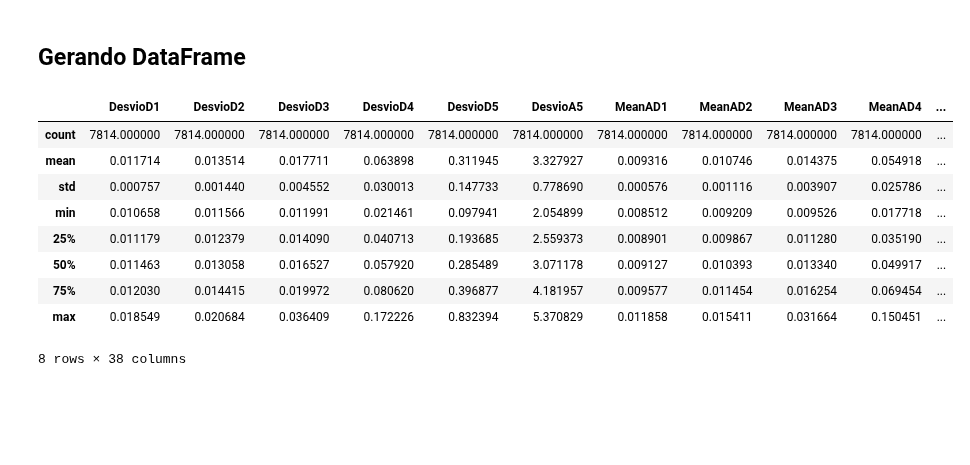
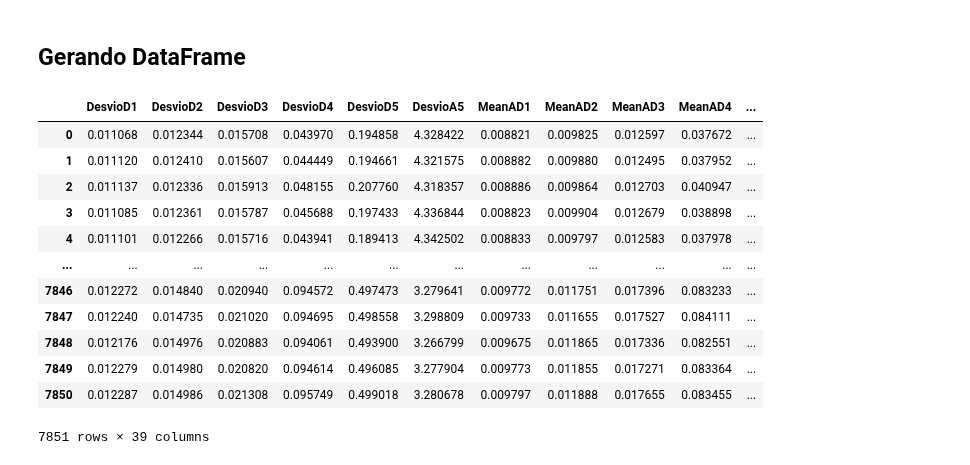
Before and after one commit to newtmagalhaes/Machine-Learning, a Jupyter notebook: ML/f01-chain/jupyter.ipynb, the cells around one changed output. Saved outputs shown, nothing was run; the diff lists cells and outputs as text; code cells hidden in the pictures; blank space fills up the shorter version.

Commit message:
Adicionando formatação dos dados e as 30 rodadas com KNN

```diff
--- a/ML/f01-chain/jupyter.ipynb
+++ b/ML/f01-chain/jupyter.ipynb
@@ -25,25 +25,37 @@ from sklearn.metrics import classification_report, confusion_matrix, plot_confus
 
 ## Carregando dados e rótulos
 # %%
+def remove_nan(row):
+    for i in range(len(row)):
+        if np.isnan(row[i]):
+            row[i] = 0
+    return row
+
 # Carregando data
-chain_raw = np.append(
+# chain_raw = [remove_nan(element) for element in np.load('corrente1.npy')]
+
+'''Carregando os 3 arquivos'''
+ndarray = np.append(
     arr=np.load("corrente1.npy"),
     values=np.append(np.load("corrente2.npy"), np.load("corrente3.npy"), 0),
     axis=0)
 
+chain_raw = [remove_nan(element) for element in ndarray]
+
 # Carregando Rótulos
 chain_labels = ['DesvioD1','DesvioD2','DesvioD3','DesvioD4','DesvioD5','DesvioA5',
-                    'MeanAD1','MeanAD2','MeanAD3','MeanAD4','MeanAD5','MeanADA5',
-                    'MedianAD1','MedianAD2','MedianAD3','MedianAD4','MedianAD5','MedianADA5',
-                    'KurtosisD1','KurtosisD2','KurtosisD3','KurtosisD4','KurtosisD5','KurtosisA5',
-                    'SkewnessD1','SkewnessD2','SkewnessD3','SkewnessD4','SkewnessD5','SkewnessA5',
-                    'EnergiaD1','EnergiaD2','EnergiaD3','EnergiaD4','EnergiaD5','EnergiaA5',
-                    'frequencia','classe','carga']
+                'MeanAD1','MeanAD2','MeanAD3','MeanAD4','MeanAD5','MeanADA5',
+                'MedianAD1','MedianAD2','MedianAD3','MedianAD4','MedianAD5','MedianADA5',
+                'KurtosisD1','KurtosisD2','KurtosisD3','KurtosisD4','KurtosisD5','KurtosisA5',
+                'SkewnessD1','SkewnessD2','SkewnessD3','SkewnessD4','SkewnessD5','SkewnessA5',
+                'EnergiaD1','EnergiaD2','EnergiaD3','EnergiaD4','EnergiaD5','EnergiaA5',
+                'frequencia','carga']
+
 
 chain_ds = {
-    # Removendo coluna de 'classe' dos dados
-    "data":[np.append(data[:37], data[38]) for data in chain_raw],
-    "feature_names":[label for label in chain_labels if label != "classe"],
+    # Removendo coluna de 'classe' (posição 37) dos dados
+    "data":[np.append(element[:37], element[38]) for element in chain_raw],
+    "feature_names":chain_labels,
     "target":[classe[37] for classe in chain_raw],
     "target_names":["Normal", "HI-1", "HI-2", "HI-3", "LI-1", "LI-2", "LI-3"]
 }
@@ -51,15 +63,19 @@ chain_ds = {
 ## Gerando DataFrame
 # %%
 chainDF = pd.DataFrame(data=chain_ds["data"], columns=chain_ds["feature_names"])
-chainDF.describe()
+chainDF['classe'] = chain_ds['target']
+chainDF
 # %% [output]
 |  | DesvioD1 | DesvioD2 | DesvioD3 | DesvioD4 | DesvioD5 | DesvioA5 | MeanAD1 | MeanAD2 | MeanAD3 | MeanAD4 | ... |
-| count | 7814.000000 | 7814.000000 | 7814.000000 | 7814.000000 | 7814.000000 | 7814.000000 | 7814.000000 | 7814.000000 | 7814.000000 | 7814.000000 | ... |
-| mean | 0.011714 | 0.013514 | 0.017711 | 0.063898 | 0.311945 | 3.327927 | 0.009316 | 0.010746 | 0.014375 | 0.054918 | ... |
-| std | 0.000757 | 0.001440 | 0.004552 | 0.030013 | 0.147733 | 0.778690 | 0.000576 | 0.001116 | 0.003907 | 0.025786 | ... |
-| min | 0.010658 | 0.011566 | 0.011991 | 0.021461 | 0.097941 | 2.054899 | 0.008512 | 0.009209 | 0.009526 | 0.017718 | ... |
-| 25% | 0.011179 | 0.012379 | 0.014090 | 0.040713 | 0.193685 | 2.559373 | 0.008901 | 0.009867 | 0.011280 | 0.035190 | ... |
-| 50% | 0.011463 | 0.013058 | 0.016527 | 0.057920 | 0.285489 | 3.071178 | 0.009127 | 0.010393 | 0.013340 | 0.049917 | ... |
-| 75% | 0.012030 | 0.014415 | 0.019972 | 0.080620 | 0.396877 | 4.181957 | 0.009577 | 0.011454 | 0.016254 | 0.069454 | ... |
-| max | 0.018549 | 0.020684 | 0.036409 | 0.172226 | 0.832394 | 5.370829 | 0.011858 | 0.015411 | 0.031664 | 0.150451 | ... |
+| 0 | 0.011068 | 0.012344 | 0.015708 | 0.043970 | 0.194858 | 4.328422 | 0.008821 | 0.009825 | 0.012597 | 0.037672 | ... |
+| 1 | 0.011120 | 0.012410 | 0.015607 | 0.044449 | 0.194661 | 4.321575 | 0.008882 | 0.009880 | 0.012495 | 0.037952 | ... |
+| 2 | 0.011137 | 0.012336 | 0.015913 | 0.048155 | 0.207760 | 4.318357 | 0.008886 | 0.009864 | 0.012703 | 0.040947 | ... |
+| 3 | 0.011085 | 0.012361 | 0.015787 | 0.045688 | 0.197433 | 4.336844 | 0.008823 | 0.009904 | 0.012679 | 0.038898 | ... |
+| 4 | 0.011101 | 0.012266 | 0.015716 | 0.043941 | 0.189413 | 4.342502 | 0.008833 | 0.009797 | 0.012583 | 0.037978 | ... |
+| ... | ... | ... | ... | ... | ... | ... | ... | ... | ... | ... | ... |
+| 7846 | 0.012272 | 0.014840 | 0.020940 | 0.094572 | 0.497473 | 3.279641 | 0.009772 | 0.011751 | 0.017396 | 0.083233 | ... |
+| 7847 | 0.012240 | 0.014735 | 0.021020 | 0.094695 | 0.498558 | 3.298809 | 0.009733 | 0.011655 | 0.017527 | 0.084111 | ... |
+| 7848 | 0.012176 | 0.014976 | 0.020883 | 0.094061 | 0.493900 | 3.266799 | 0.009675 | 0.011865 | 0.017336 | 0.082551 | ... |
+| 7849 | 0.012279 | 0.014980 | 0.020820 | 0.094614 | 0.496085 | 3.277904 | 0.009773 | 0.011855 | 0.017271 | 0.083364 | ... |
+| 7850 | 0.012287 | 0.014986 | 0.021308 | 0.095749 | 0.499018 | 3.280678 | 0.009797 | 0.011888 | 0.017655 | 0.083455 | ... |
-8 rows × 38 columns
+7851 rows × 39 columns
```
Also changed, not shown: parts of 11 cells of this notebook.
